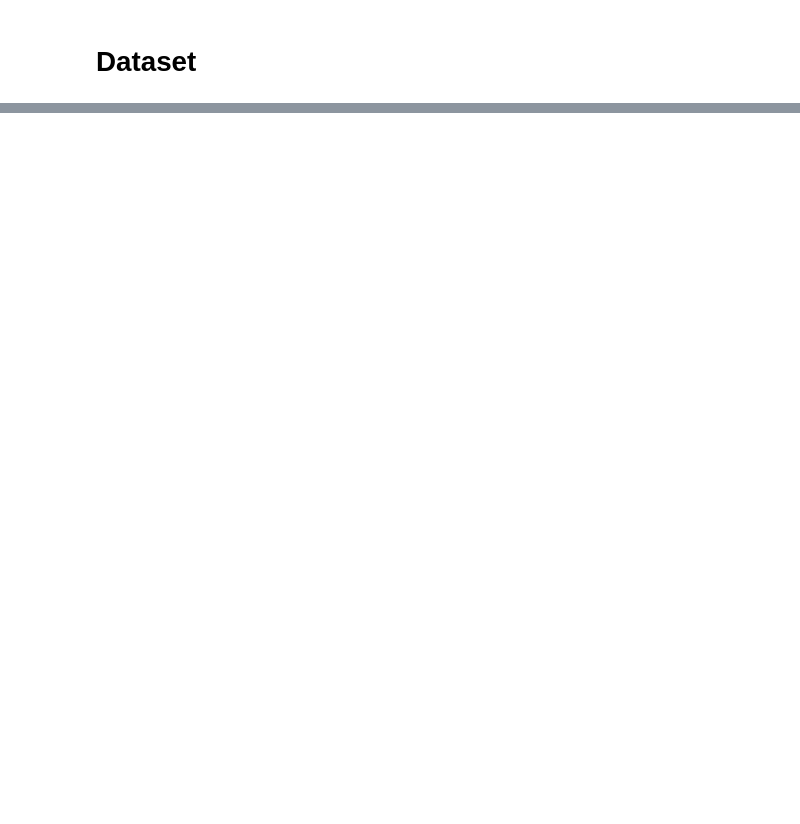
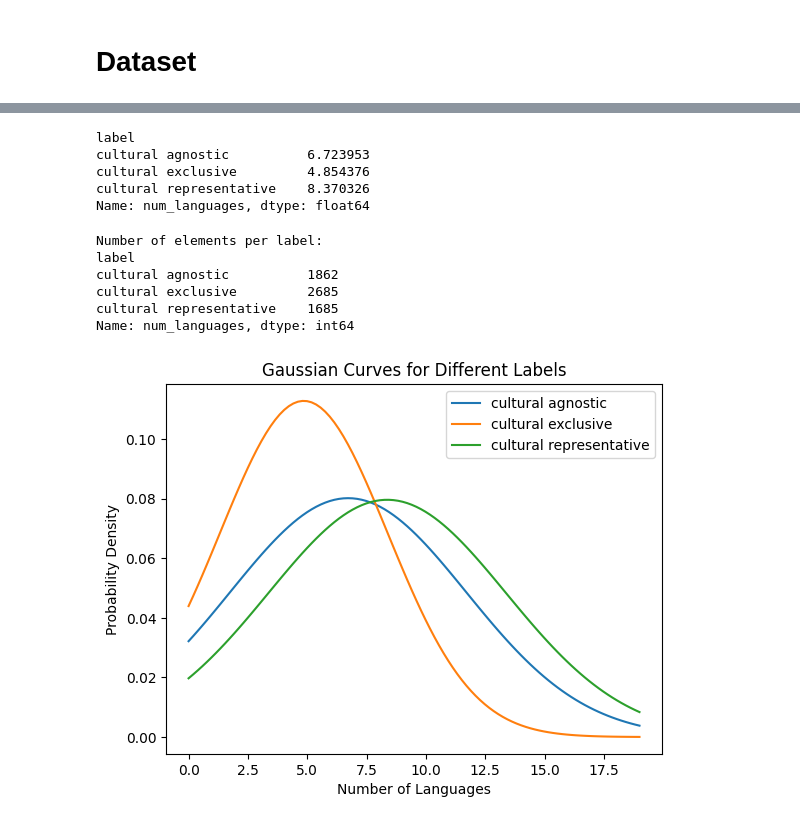
Before and after one commit to cybernetic-m/cultural_classification_nlp, a Jupyter notebook: notebook.ipynb, the cells around one changed output, grey strips where cells are left out. Cells and saved outputs as stored; diff of their text form; code cells hidden in the pictures; blank space fills up the shorter version.

```diff
--- a/notebook.ipynb
+++ b/notebook.ipynb
@@ -33,6 +33,2 @@ Resolving deltas: 100% (19/19), done.
 # %% [markdown]
 # Dataset
-# %%
-DATASET_PATH = "cultural_classification_nlp/train_set.tsv"
-
-df = dataset_parser(DATASET_PATH)
@@ -56,0 +307,3 @@ The dataset is:
+# %%
+client = Client()  # doctest: +SKIP
+entity = client.get(list_id[1], load=True)
@@ -56,0 +414,32 @@ The dataset is:
+# %%
+
+language_df = pd.DataFrame(lang_data)
+
+labels_to_drop = ['cult', 'cultural', 'cultural ag', 'cultural agn', 'cultural ex', 'cultural represent']
+
+# Drop the rows corresponding to the specified labels
+filtered_language_df = language_df.drop(index=language_df[language_df['label'].isin(labels_to_drop)].index)
+
+# Calculate the average number of languages per label
+average_languages_per_label = filtered_language_df.groupby('label')['num_languages'].mean()
+
+print(average_languages_per_label)
+# %% [output]
+label
+cultural agnostic          6.723953
+cultural exclusive         4.854376
+cultural representative    8.370326
+Name: num_languages, dtype: float64
+# %%
+label_counts = filtered_language_df.groupby('label')['num_languages'].count()
+
+# Print the results
+print("Number of elements per label:")
+print(label_counts)
+# %% [output]
+Number of elements per label:
+label
+cultural agnostic          1862
+cultural exclusive         2685
+cultural representative    1685
+Name: num_languages, dtype: int64
@@ -56,0 +448,29 @@ The dataset is:
+# %%
+
+import numpy as np
+import matplotlib.pyplot as plt
+import scipy.stats as stats
+
+label_stats = filtered_language_df.groupby('label')['num_languages'].agg(['mean', 'std'])
+
+# Create a range of x-values for the Gaussian curve
+x = np.linspace(filtered_language_df['num_languages'].min(), filtered_language_df['num_languages'].max(), 100)
+
+# Iterate through labels and plot the Gaussian curve for each
+for label in label_stats.index:
+    mean = label_stats.loc[label, 'mean']
+    std = label_stats.loc[label, 'std']
+
+    # Calculate the Gaussian probability density function (PDF)
+    y = stats.norm.pdf(x, mean, std)
+
+    # Plot the Gaussian curve
+    plt.plot(x, y, label=label)
+
+plt.legend()
+plt.xlabel('Number of Languages')
+plt.ylabel('Probability Density')
+plt.title('Gaussian Curves for Different Labels')
+plt.show()
+# %% [output]
+[figure, added]
```
Also changed, not shown: parts of 20 cells of this notebook, 1 other file.
